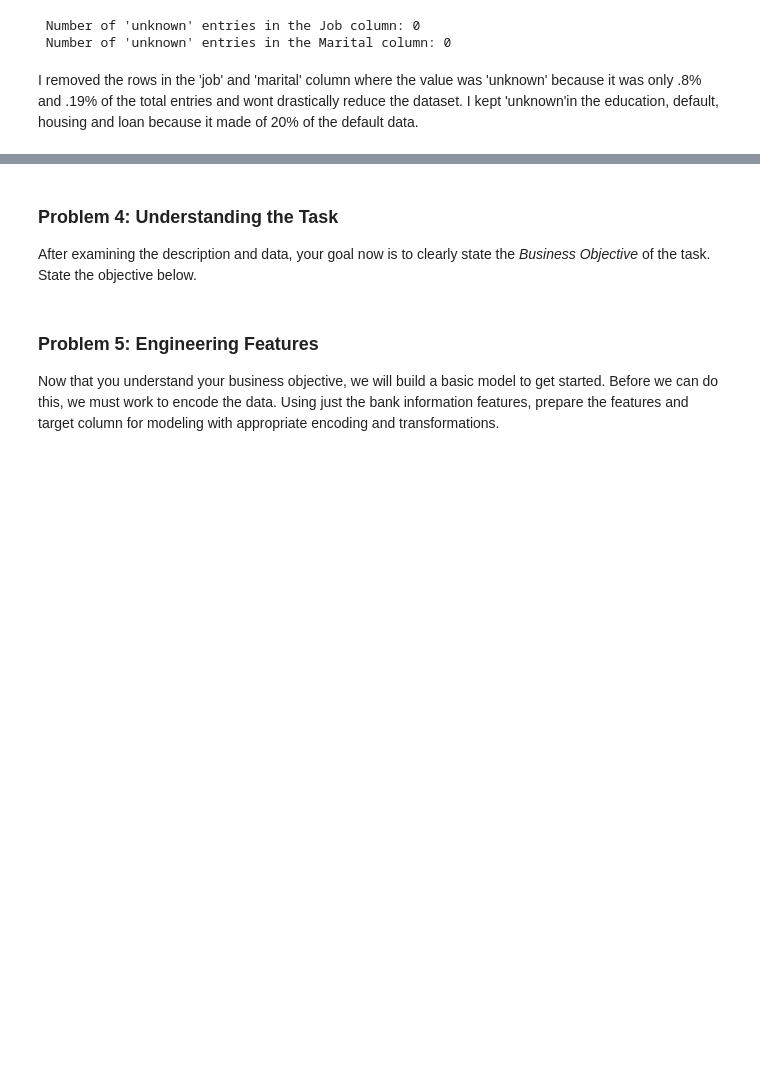
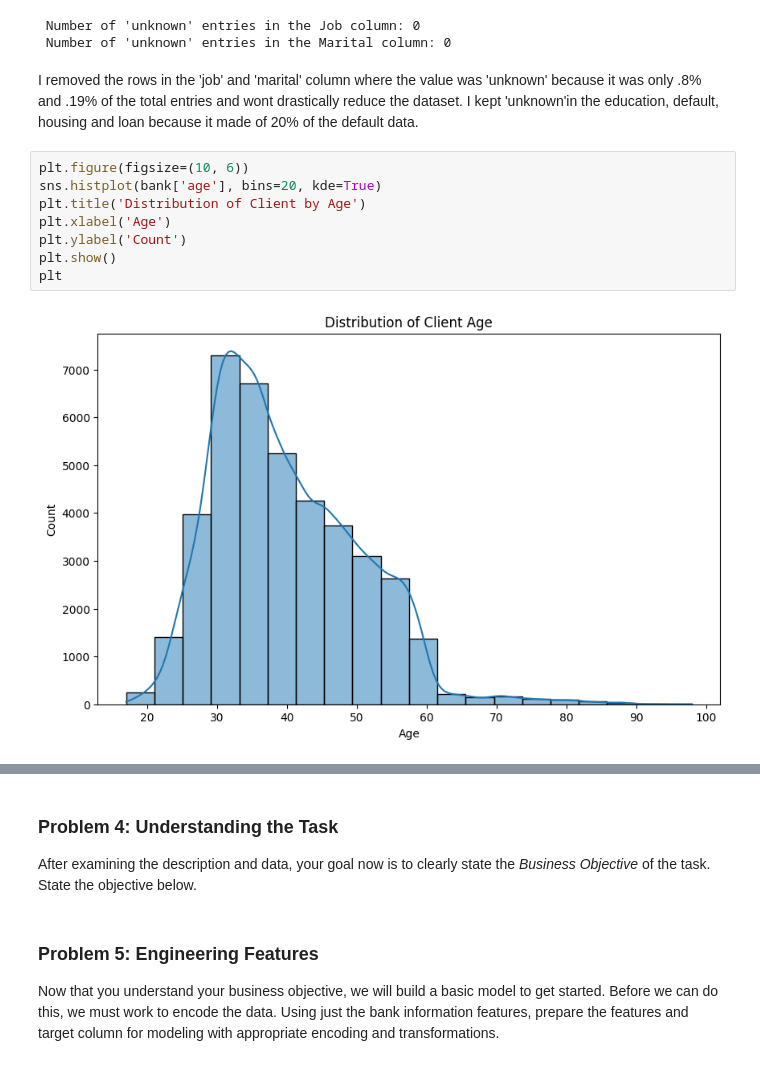
Before and after one commit to anthonyfeaster/UCB-AIML, a Jupyter notebook: Practical-3/prompt_III.ipynb, the cells around one changed output, grey strips where cells are left out. Drawn from its saved outputs; the diff is of its cells as text; blank space fills up the shorter version.

```diff
--- a/Practical-3/prompt_III.ipynb
+++ b/Practical-3/prompt_III.ipynb
@@ -238,3 +238,13 @@ print(f" Number of 'unknown' entries in the Marital column: {bank['marital'].isi
  Number of 'unknown' entries in the Marital column: 0
 # %% [markdown]
 I removed the rows in the 'job' and 'marital' column where the value was 'unknown' because it was only .8% and .19% of the total entries and wont drastically reduce the dataset. I kept 'unknown'in the education, default, housing and loan because it made of 20% of the default data.
+# %%
+plt.figure(figsize=(10, 6))
+sns.histplot(bank['age'], bins=20, kde=True)
+plt.title('Distribution of Client by Age')
+plt.xlabel('Age')
+plt.ylabel('Count')
+plt.show()
+plt
+# %% [output]
+[figure, added]
```
Also changed, not shown: parts of 6 cells of this notebook.
